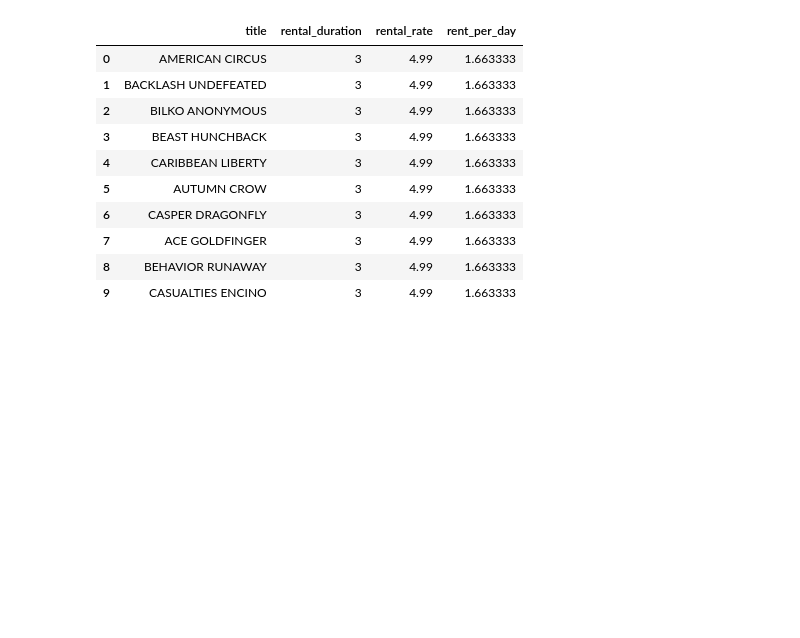
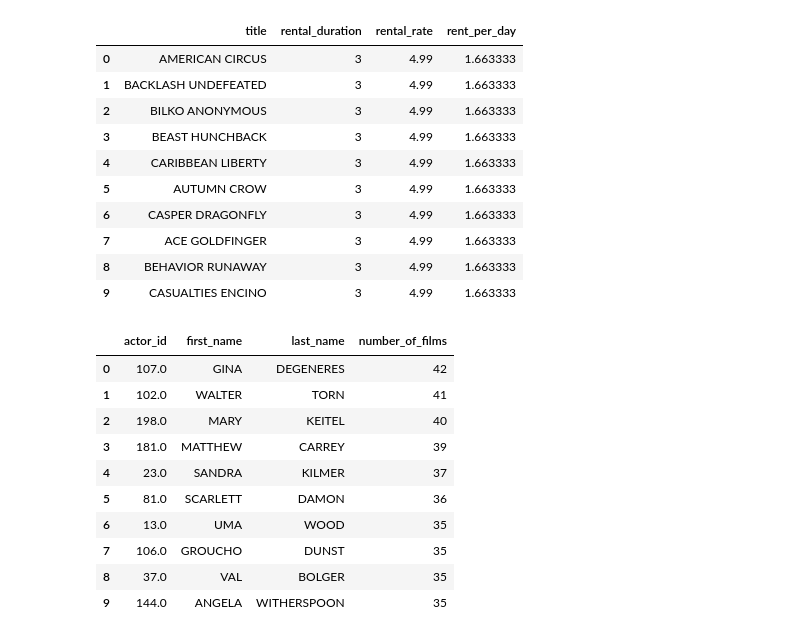
Before and after one commit to mrkaktail/SqlLab, a Jupyter notebook: connect_duckdb.ipynb, the cells around one changed output. Saved outputs shown, nothing was run; the diff lists cells and outputs as text; code cells hidden in the pictures; blank space fills up the shorter version.

```diff
--- a/connect_duckdb.ipynb
+++ b/connect_duckdb.ipynb
@@ -136,3 +136,33 @@ top_10_most_expensive_per_day
 | 7 | ACE GOLDFINGER | 3 | 4.99 | 1.663333 |
 | 8 | BEHAVIOR RUNAWAY | 3 | 4.99 | 1.663333 |
 | 9 | CASUALTIES ENCINO | 3 | 4.99 | 1.663333 |
+# %%
+actorbalaba = conn.sql("""
+
+    SELECT actor.actor_id, actor.first_name, actor.last_name, COUNT(film_actor.film_id) AS number_of_films
+    FROM sakila.actor
+    JOIN sakila.film_actor
+    ON film_actor.actor_id = actor.actor_id
+
+    GROUP BY
+    actor.first_name, actor.last_name, actor.actor_id
+    ORDER BY number_of_films DESC
+    LIMIT 10;
+
+
+""").df()
+
+
+actorbalaba
+# %% [output]
+|  | actor_id | first_name | last_name | number_of_films |
+| 0 | 107.0 | GINA | DEGENERES | 42 |
+| 1 | 102.0 | WALTER | TORN | 41 |
+| 2 | 198.0 | MARY | KEITEL | 40 |
+| 3 | 181.0 | MATTHEW | CARREY | 39 |
+| 4 | 23.0 | SANDRA | KILMER | 37 |
+| 5 | 81.0 | SCARLETT | DAMON | 36 |
+| 6 | 13.0 | UMA | WOOD | 35 |
+| 7 | 106.0 | GROUCHO | DUNST | 35 |
+| 8 | 37.0 | VAL | BOLGER | 35 |
+| 9 | 144.0 | ANGELA | WITHERSPOON | 35 |
```
Also changed, not shown: parts of 3 cells of this notebook.
